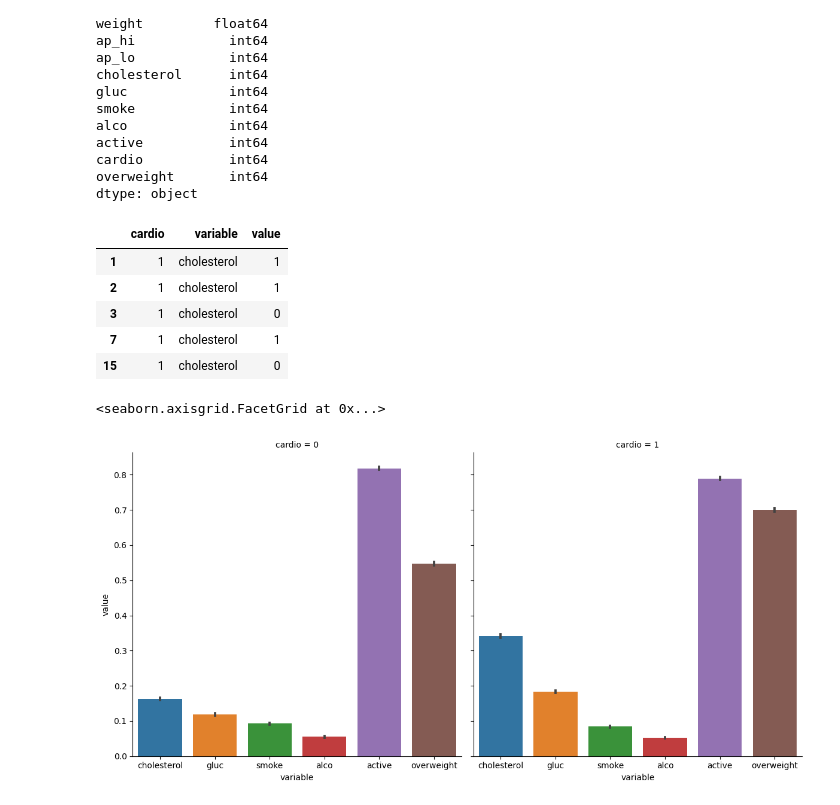
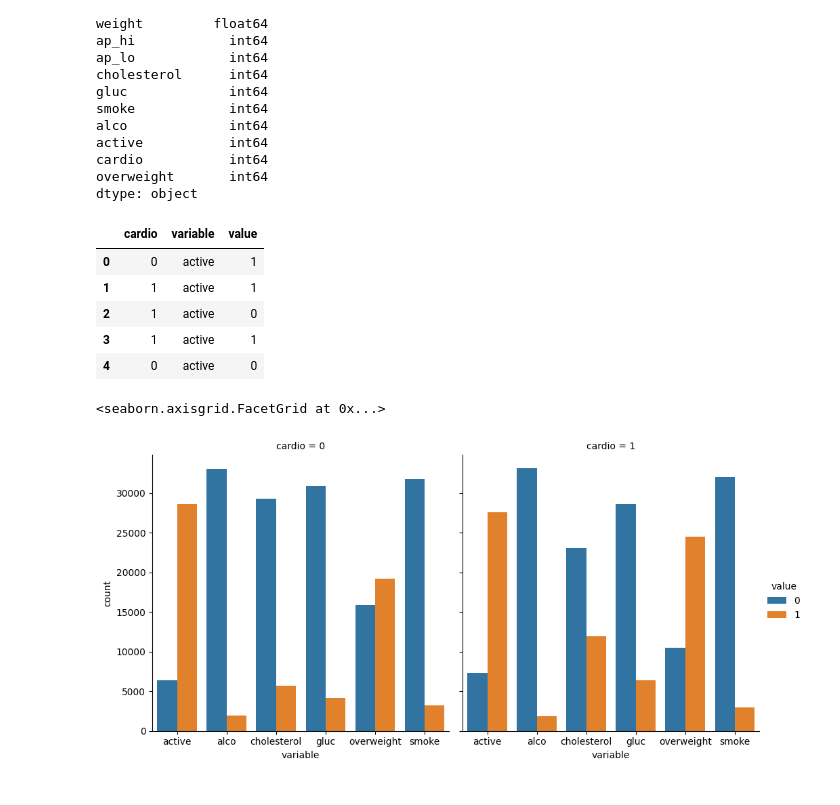
Before and after one commit to abeflores/Data_Analysis_with_Python, a Jupyter notebook: medical_data_visualizer.ipynb, the cells around one changed output. Drawn from its saved outputs; the diff is of its cells as text; code cells hidden in the pictures.

```diff
--- a/medical_data_visualizer.ipynb
+++ b/medical_data_visualizer.ipynb
@@ -152,26 +152,26 @@ def draw_cat_plot():
     fig.savefig('catplot.png')
     return fig
 # %%
-df_cat = pd.melt(df, id_vars=['cardio'], value_vars=['cholesterol', 'gluc', 'smoke', 'alco', 'active', 'overweight'],
+df_cat = pd.melt(df, id_vars=['cardio'], value_vars=['active', 'alco', 'cholesterol', 'gluc', 'overweight', 'smoke'],
                  var_name = "variable", value_name = "value")
 
-cardio_no = df_cat[df_cat['cardio'] == 0]
-cardio_yes = df_cat[df_cat['cardio'] == 1]
+#cardio_no = df_cat[df_cat['cardio'] == 0]
+#cardio_yes = df_cat[df_cat['cardio'] == 1]
 
-cardio_yes.head()
+#cardio_yes.head()
+
+df_cat.head()
 # %% [output]
 |  | cardio | variable | value |
-| 1 | 1 | cholesterol | 1 |
-| 2 | 1 | cholesterol | 1 |
-| 3 | 1 | cholesterol | 0 |
-| 7 | 1 | cholesterol | 1 |
-| 15 | 1 | cholesterol | 0 |
+| 0 | 0 | active | 1 |
+| 1 | 1 | active | 1 |
+| 2 | 1 | active | 0 |
+| 3 | 1 | active | 1 |
+| 4 | 0 | active | 0 |
 # %%
 import seaborn as sns
 
-sns.catplot(
-    data=df_cat, x="variable", y="value", col="cardio",
-    kind="bar", height=6)
+sns.catplot(data=df_cat, x="variable", col="cardio", hue="value", kind="count")
 # %% [output]
 <seaborn.axisgrid.FacetGrid at 0x...>
-[figure, old version]
+[figure, new version]
```
